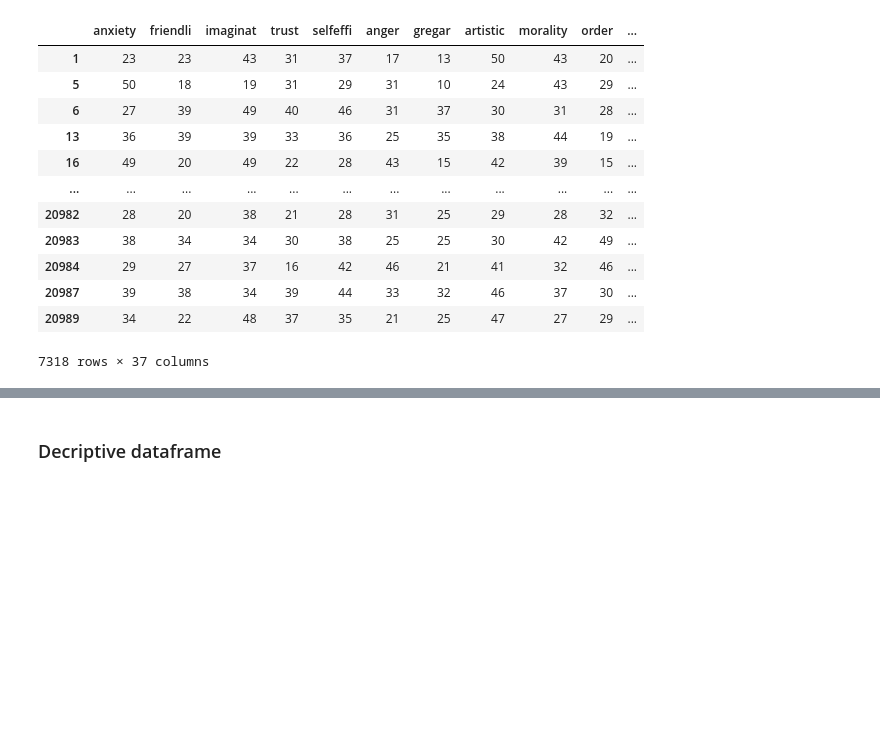
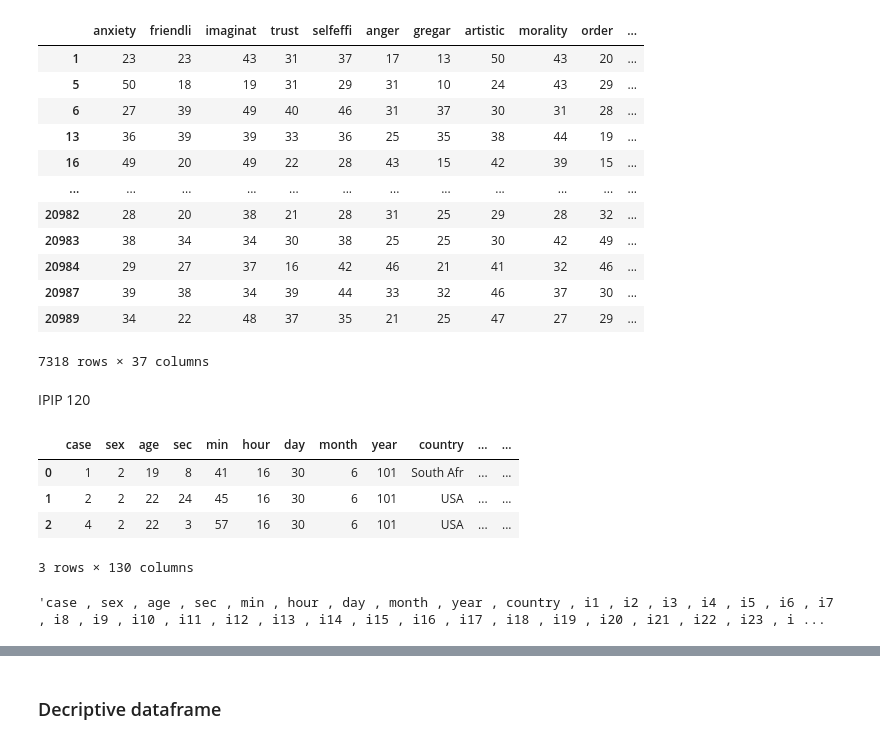
Before and after one commit to AnaSenso/DM0320-final-project, a Jupyter notebook: Data analisis.ipynb, the cells around one changed output, grey strips where cells are left out. Drawn from its saved outputs; the diff is of its cells as text; code cells hidden in the pictures; blank space fills up the shorter version.

```diff
--- a/Data analisis.ipynb
+++ b/Data analisis.ipynb
@@ -108,3 +109,19 @@ dftt
 7318 rows × 37 columns
 # %%
 dfv[['ipipn', 'ipipe', 'ipipo', 'ipipa', 'ipipc']].to_csv("data/clean_data/IPIP_20_dim.csv")
+# %% [markdown]
+IPIP 120
+# %%
+df120 = pd.read_csv("../../data/neopi_120_scores/IPIP_120.csv",sep=';')#.drop(columns=['Unnamed: 0'])
+df120.head(3)
+# %% [output]
+|  | case | sex | age | sec | min | hour | day | month | year | country | ... | ... |
+| 0 | 1 | 2 | 19 | 8 | 41 | 16 | 30 | 6 | 101 | South Afr | ... | ... |
+| 1 | 2 | 2 | 22 | 24 | 45 | 16 | 30 | 6 | 101 | USA | ... | ... |
+| 2 | 4 | 2 | 22 | 3 | 57 | 16 | 30 | 6 | 101 | USA | ... | ... |
+3 rows × 130 columns
+# %%
+col = list(df120.columns)
+' , '.join(col)
+# %% [output]
+'case , sex , age , sec , min , hour , day , month , year , country , i1 , i2 , i3 , i4 , i5 , i6 , i7 , i8 , i9 , i10 , i11 , i12 , i13 , i14 , i15 , i16 , i17 , i18 , i19 , i20 , i21 , i22 , i23 , i ...
```
Also changed, not shown: parts of 19 cells of this notebook, 9 other files.
